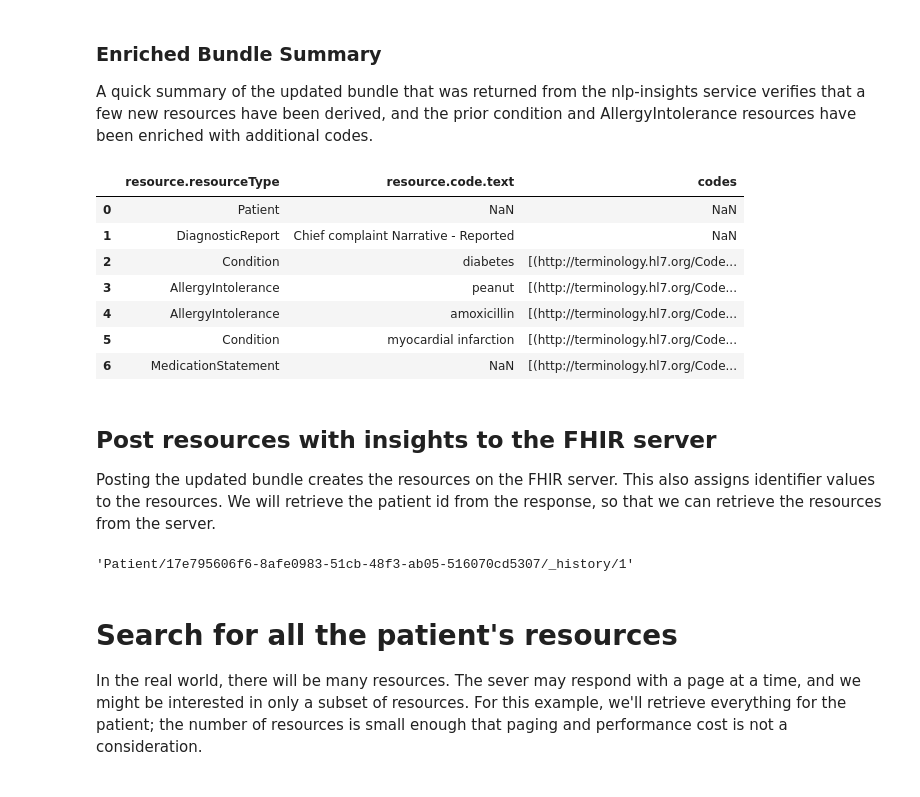
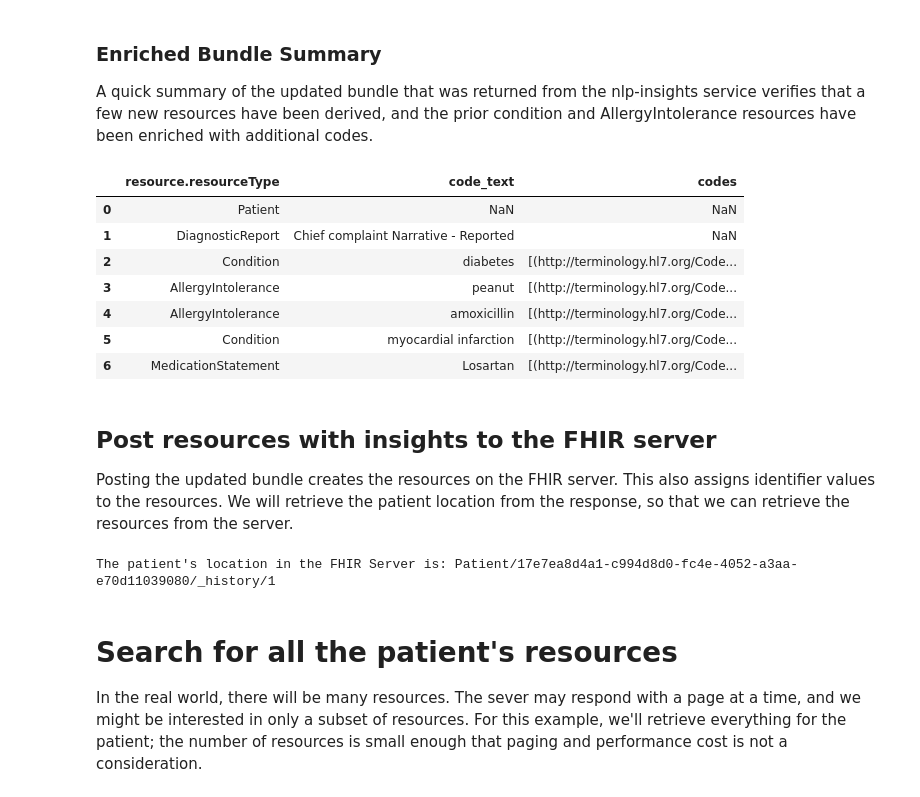
Before and after one commit to LinuxForHealth/health-patterns, a Jupyter notebook: services/nlp-insights/doc/examples/fhir_integration/fhir_integration_tutorial.ipynb, the cells around one changed output. Drawn from its saved outputs; the diff is of its cells as text; code cells hidden in the pictures.

```diff
--- a/services/nlp-insights/doc/examples/fhir_integration/fhir_integration_tutorial.ipynb
+++ b/services/nlp-insights/doc/examples/fhir_integration/fhir_integration_tutorial.ipynb
@@ -223,38 +229,48 @@ A quick summary of the updated bundle that was returned from the nlp-insights se
 # %%
 df = pd.json_normalize(enriched_bundle_json, record_path=["entry"])
 df["report_text"] = df["resource.presentedForm"].apply(
     lambda f: base64.b64decode(f[0]["data"]).decode("utf-8")
     if not pd.isnull(f)
     else np.NaN
 )
 df.loc[df["resource.resourceType"] != "MedicationStatement", "codes"] = df.loc[
     df["resource.resourceType"] != "MedicationStatement", "resource.code.coding"
 ].apply(
     lambda codes: [(code["system"], code["code"]) for code in codes]
     if isinstance(codes, list)
     else np.NaN
 )
 df.loc[df["resource.resourceType"] == "MedicationStatement", "codes"] = df.loc[
     df["resource.resourceType"] == "MedicationStatement",
     "resource.medicationCodeableConcept.coding",
 ].apply(
     lambda codes: [(code["system"], code["code"]) for code in codes]
     if isinstance(codes, list)
     else np.NaN
 )
-df.loc[:, ["resource.resourceType", "resource.code.text", "codes"]]
+df["code_text"] = df.loc[:, "resource.code.text"].combine_first(
+    df.loc[:, "resource.medicationCodeableConcept.text"]
+)
+df.loc[
+    :,
+    [
+        "resource.resourceType",
+        "code_text",
+        "codes",
+    ],
+]
 # %% [output]
-|  | resource.resourceType | resource.code.text | codes |
+|  | resource.resourceType | code_text | codes |
 | 0 | Patient | NaN | NaN |
 | 1 | DiagnosticReport | Chief complaint Narrative - Reported | NaN |
 | 2 | Condition | diabetes | [(http://terminology.hl7.org/Code... |
 | 3 | AllergyIntolerance | peanut | [(http://terminology.hl7.org/Code... |
 | 4 | AllergyIntolerance | amoxicillin | [(http://terminology.hl7.org/Code... |
 | 5 | Condition | myocardial infarction | [(http://terminology.hl7.org/Code... |
-| 6 | MedicationStatement | NaN | [(http://terminology.hl7.org/Code... |
+| 6 | MedicationStatement | Losartan | [(http://terminology.hl7.org/Code... |
 # %% [markdown]
 ## Post resources with insights to the FHIR server
-Posting the updated bundle creates the resources on the FHIR server. This also assigns identifier values to the resources. We will retrieve the patient id from the response, so that we can retrieve the resources from the server.
+Posting the updated bundle creates the resources on the FHIR server. This also assigns identifier values to the resources. We will retrieve the patient location from the response, so that we can retrieve the resources from the server.
 # %%
 fhir_server_response = requests.post(
     f"{fhir_server}/",
@@ -268,9 +284,9 @@ patient_loc = evaluate_fhir_path(
     fhir_server_response.text,
     "Bundle.entry.response.location.where(startsWith('Patient')).getValue()",
 )[0]
-patient_loc
+print(f"The patient's location in the FHIR Server is: {patient_loc}")
 # %% [output]
-'Patient/17e795606f6-8afe0983-51cb-48f3-ab05-516070cd5307/_history/1'
+The patient's location in the FHIR Server is: Patient/17e7ea8d4a1-c994d8d0-fc4e-4052-a3aa-e70d11039080/_history/1
 # %% [markdown]
 # Search for all the patient's resources
 In the real world, there will be many resources. The sever may respond with a page at a time, and we might be interested in only a subset of resources. For this example, we'll retrieve everything for the patient; the number of resources is small enough that paging and performance cost is not a consideration.
```
Also changed, not shown: parts of 18 cells of this notebook, 2 other files.
